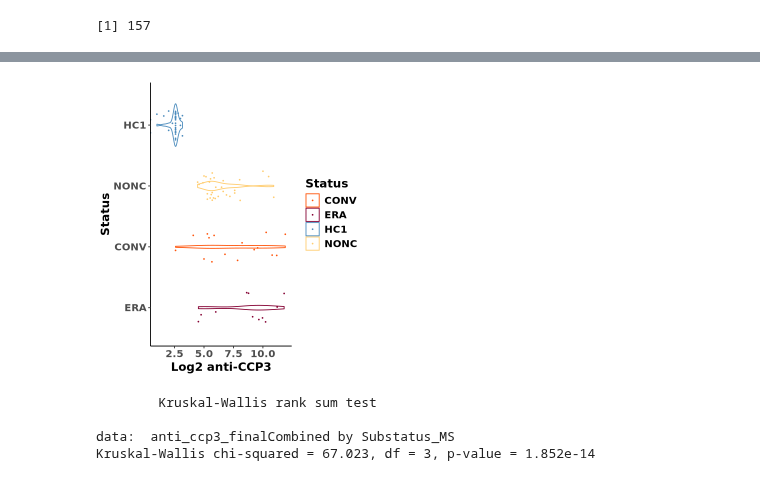
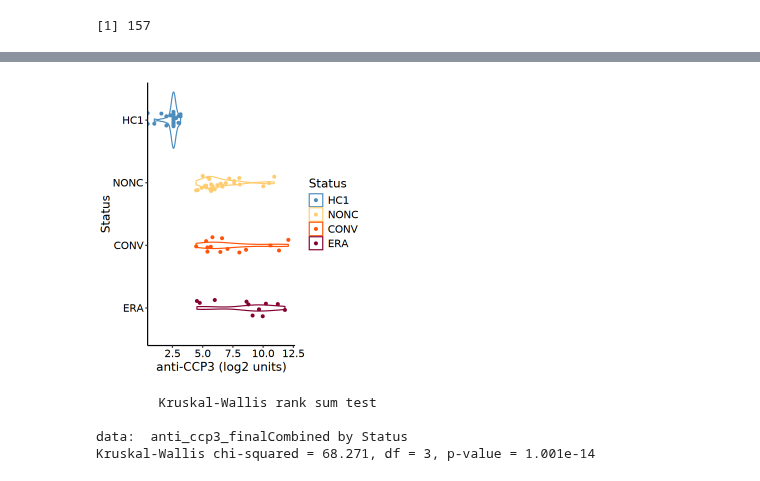
Before and after one commit to aifimmunology/ALTRA-manuscript, a Jupyter notebook: Figures/Figure1/Figure_1B.ipynb, the cells around one changed output, grey strips where cells are left out. Drawn from its saved outputs; the diff is of its cells as text; code cells hidden in the pictures.

Commit message:
update codes to plot fig 1b and S1C

```diff
--- a/Figures/Figure1/Figure_1B.ipynb
+++ b/Figures/Figure1/Figure_1B.ipynb
@@ -70,36 +81,38 @@ meta2 <- meta2 %>%
 # %%
 options(repr.plot.width = 4.5, repr.plot.height = 5)
 
-pal3 = c("#FF540A","#840032","#4C8CBD","#FFCD70")
+pal3 = c("#4C8CBD","#FFCD70", "#FF540A","#840032")
 
 # Use position_jitterdodge with a set jitter width and dodge width
-pl_vl_rc <- ggplot(meta2, aes(x = log2(anti_ccp3_finalCombined), y = factor(Substatus_MS, levels = c("ERA", "CONV", "NONC", "HC1")), color = Substatus_MS)) +
-  geom_violin(width = 0.7) +  # Adjust the width of the violins
-  geom_point(position = position_jitterdodge(jitter.width = 0.5, dodge.width =0.9), size = 0.3) +  # Apply controlled jitter
+pl_vl_rc <- ggplot(meta_baseline, aes(x = log2(anti_ccp3_finalCombined), y = Status,  color = Status)) +
+  geom_violin() +  # Adjust the width of the violins
+  geom_point(position = position_jitterdodge(jitter.width = 0.8, dodge.width =0.9), size = 1.2) +  # Apply controlled jitter
   theme_classic() +
-  labs(x = "Log2 anti-CCP3", y = "Status", color = "Status") +
+  labs(x = "anti-CCP3 (log2 units)", y = "Status", color = "Status") +
   theme(
-    axis.text = element_text(size = 12, face = 'bold'),  # Adjust x and y axis text properties
-    axis.title = element_text(size = 14, face = 'bold'),  # Adjust axis title properties
-    legend.text = element_text(size = 12, face = 'bold'),  # Adjust legend text properties
-    legend.title = element_text(size = 14, face = 'bold'),  # Adjust legend title properties
+    axis.text = element_text(size = 12, color='black'),  # Adjust x and y axis text properties
+    axis.title = element_text(size = 14, color='black'),  # Adjust axis title properties
+    legend.text = element_text(size = 12, color='black'),  # Adjust legend text properties
+    legend.title = element_text(size = 14, color='black'),  # Adjust legend title properties
     panel.grid.minor = element_blank()  # Remove minor grid lines
   ) +
-  scale_color_manual(values = pal3)
+  scale_color_manual(values = pal3)+
+scale_y_discrete(limits=rev)
 
 # Display the plot
 pl_vl_rc
 
 # Save the plot
-ggsave("/home/workspace/private/RA_Analysis/Figures/Fig_1B_Xsec_ViolinPlot_UPDATED.pdf", plot = pl_vl_rc, width = 4, height = 4, units = "in")
+ggsave("/home/workspace/private/ra-cohort-ide/ALTRA_revision/Fig_1B_Xsec_ViolinPlot_UPDATED.pdf",
+       plot = pl_vl_rc, width = 4, height = 4, units = "in")
 # %% [output]
-[figure, old version]
+[figure, new version]
 # %%
-kruskal.test(anti_ccp3_finalCombined ~ Substatus_MS,
-             data = meta2)
+kruskal.test(anti_ccp3_finalCombined ~ Status,
+             data = meta_baseline)
 # %% [output]
         Kruskal-Wallis rank sum test
 
-data:  anti_ccp3_finalCombined by Substatus_MS
-Kruskal-Wallis chi-squared = 67.023, df = 3, p-value = 1.852e-14
+data:  anti_ccp3_finalCombined by Status
+Kruskal-Wallis chi-squared = 68.271, df = 3, p-value = 1.001e-14
 # %%
```
Also changed, not shown: parts of 8 cells of this notebook.
